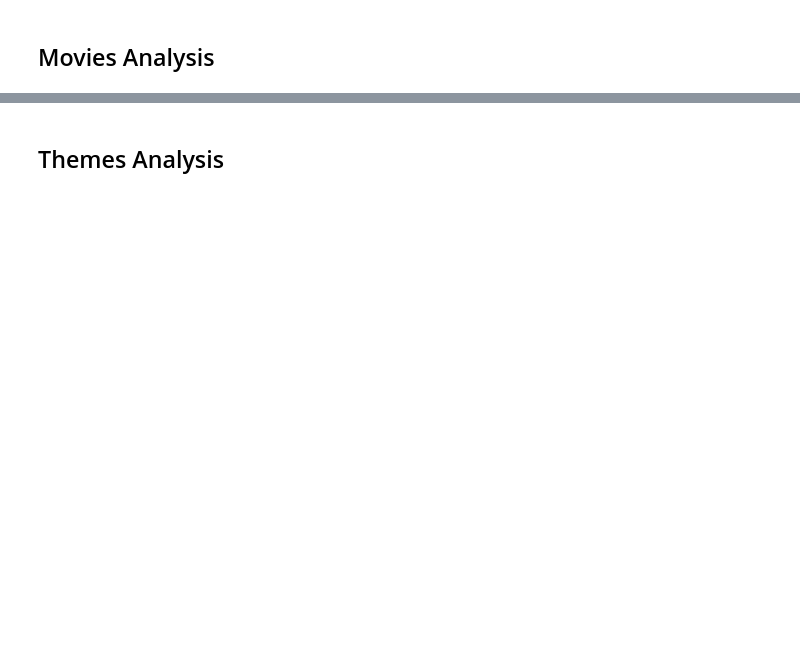
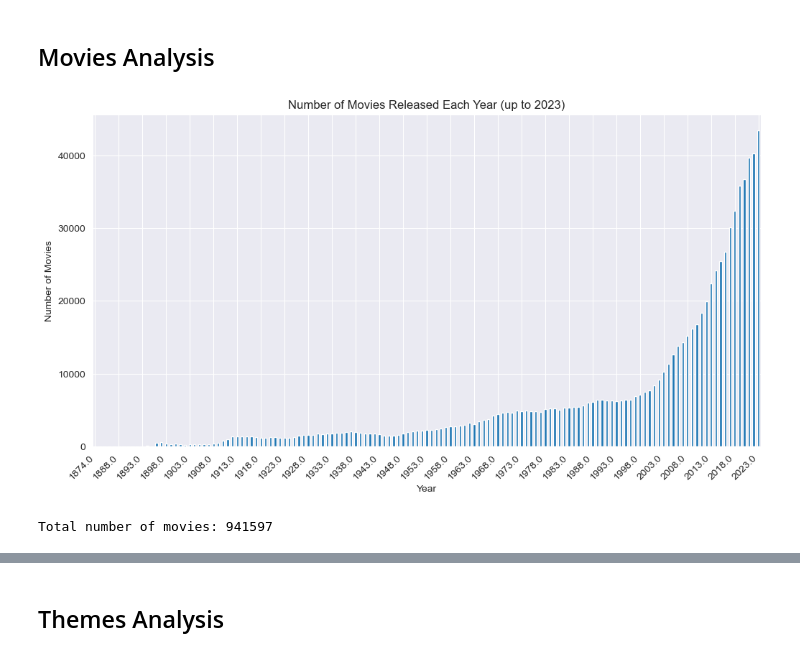
Before and after one commit to Simonstorms/Movie_Recommendation_System_and_Analysis, a Jupyter notebook: main.ipynb, the cells around one changed output, grey strips where cells are left out. Cells and saved outputs as stored; diff of their text form; code cells hidden in the pictures; blank space fills up the shorter version.

```diff
--- a/main.ipynb
+++ b/main.ipynb
@@ -75,27 +90,18 @@ print(f"Top 5 actors: {', '.join(actor_counts.index[:5])}")
 # %% [markdown]
 ## Movies Analysis
 # %%
-# Convert date to datetime
-movies_df['date'] = pd.to_datetime(movies_df['date'])
-
-# Plot number of movies per year
+# Plot number of movies released each year
+year_counts = movies_df[movies_df['date'] <= 2023]['date'].value_counts().sort_index()
 plt.figure(figsize=(12, 6))
-movies_df['date'].dt.year.value_counts().sort_index().plot()
+year_counts.plot(kind='bar')
 plt.xlabel("Year")
 plt.ylabel("Number of Movies")
-plt.title("Number of Movies Released Each Year")
-plt.tight_layout()
-plt.show()
+plt.title("Number of Movies Released Each Year (up to 2023)")
 
-# Plot rating distribution
-plt.figure(figsize=(10, 5))
-sns.histplot(movies_df['rating'], bins=20, kde=True)
-plt.xlabel("Rating")
-plt.ylabel("Count")
-plt.title("Distribution of Movie Ratings")
-plt.tight_layout()
+plt.xticks(ticks=range(0, len(year_counts), 5), labels=year_counts.index[::5], rotation=45, ha="right")
 plt.show()
 
 print(f"Total number of movies: {len(movies_df)}")
-print(f"Average movie rating: {movies_df['rating'].mean():.2f}")
-print(f"Median movie rating: {movies_df['rating'].median():.2f}")
+# %% [output]
+[figure, added]
+Total number of movies: 941597
```
Also changed, not shown: parts of 6 cells of this notebook.
